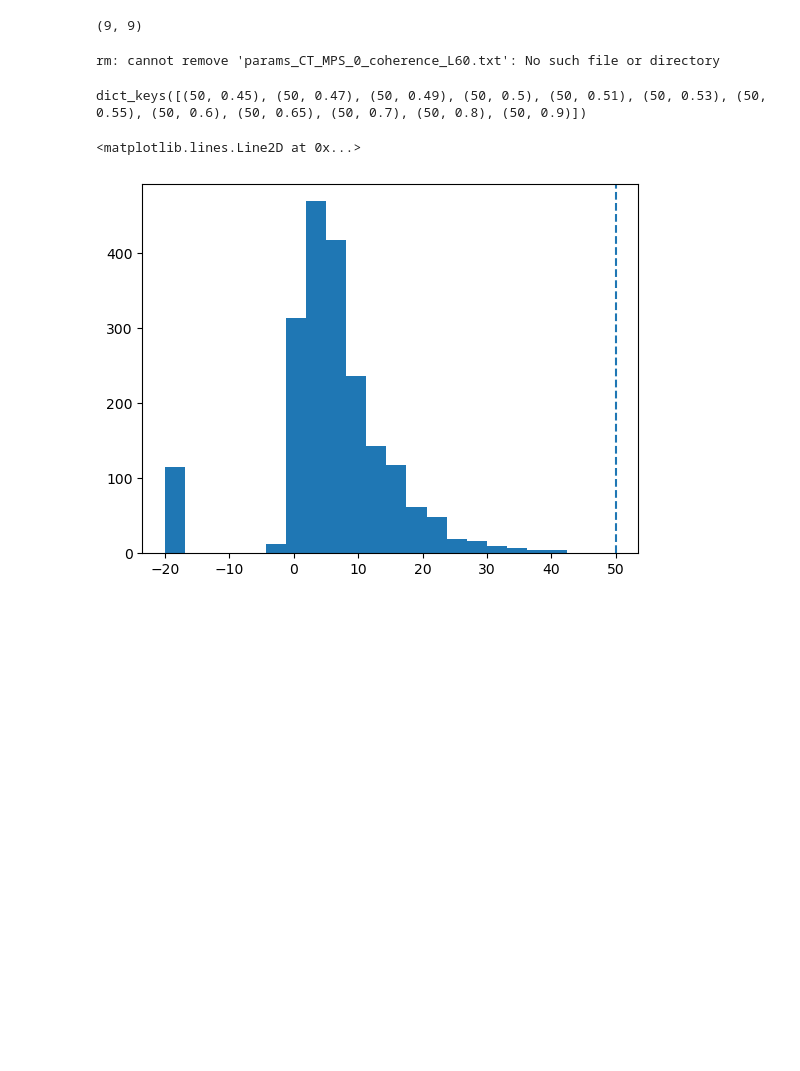
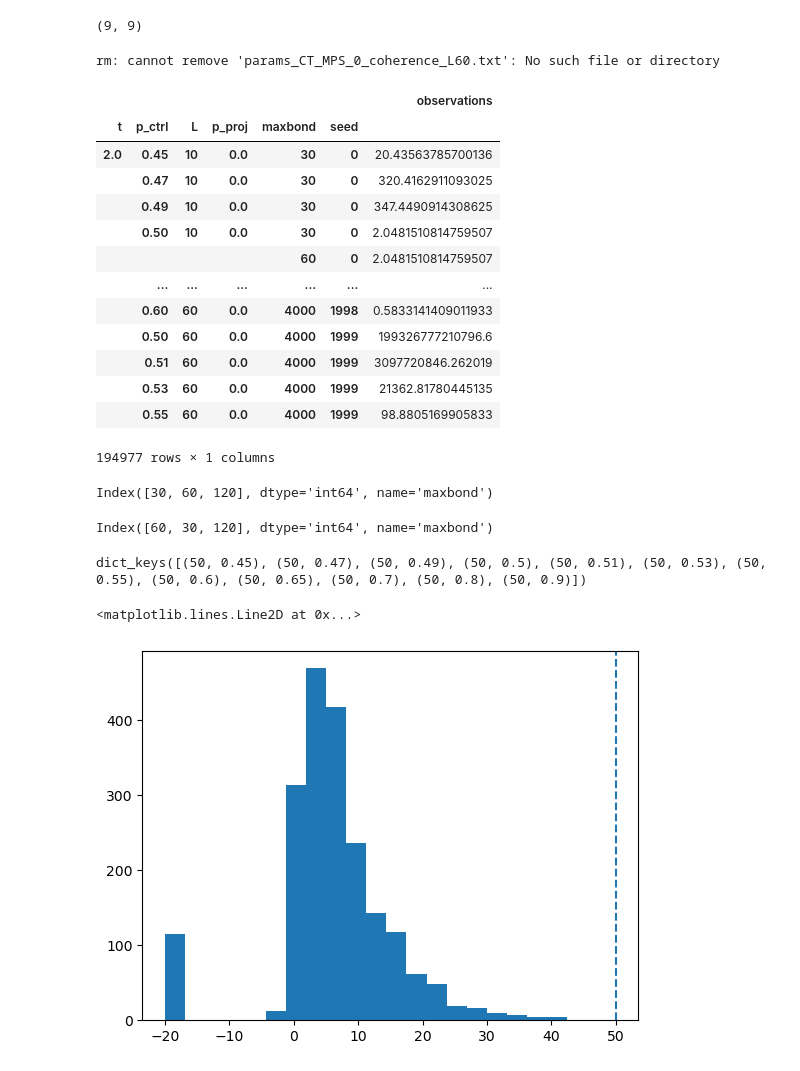
Before and after one commit to hainingpan/CT_MPS, a Jupyter notebook: FM_coherence.ipynb, the cells around one changed output. Drawn from its saved outputs; the diff is of its cells as text; code cells hidden in the pictures; blank space fills up the shorter version.

```diff
--- a/FM_coherence.ipynb
+++ b/FM_coherence.ipynb
@@ -47,5 +64,5 @@ np.array(data['coh_mat']).shape
 # %%
-L=60
+L=80
 params_list=[
 # ({'nu':0,'de':1,},{'L':np.arange(10,31,10),'p_ctrl':[0.4,.5,0.59],'p_proj':np.linspace(0.0,0.0,1),'s':np.arange(0,20)}),
 # ({'nu':0,'de':1,},{'L':np.arange(10,31,10),'p_ctrl':[.5,0.4,0.59],'p_proj':np.linspace(0.0,0.0,1),'s':np.arange(0,2000)}),
@@ -58,8 +75,8 @@ params_list=[
 # ({'nu':0,'de':1},{'s':np.arange(0,2000),'L':[L],'p_ctrl':[0.5,0.51,0.53,0.55,0.6],'p_proj':np.linspace(0.0,0.0,1),'maxbond':[120,400,1200,4000],'t':[2]}),
 # 0.4,0.45,
 #
-# ({'nu':0,'de':1},{'s':np.arange(00000,2000),'L':[L],'p_ctrl':[0.45,0.47,0.49,0.5,0.51,0.53,0.55,0.6,0.65,0.7,0.8,0.9],'p_proj':np.linspace(0.0,0.0,1),'maxbond':[30,60,120,400,1200,4000],'t':[2]}),
-({'nu':0,'de':1},{'s':np.arange(00000,2000),'L':[L],'p_ctrl':[0.5,0.51,0.53,0.55,0.6],'p_proj':np.linspace(0.0,0.0,1),'maxbond':[4000],'t':[2]}),
+({'nu':0,'de':1},{'s':np.arange(00000,2000),'L':[L],'p_ctrl':[0.45,0.47,0.49,0.5,0.51,0.53,0.55,0.6,0.65,0.7,0.8,0.9],'p_proj':np.linspace(0.0,0.0,1),'maxbond':[30,60,120,400,1200,4000],'t':[2]}),
+# ({'nu':0,'de':1},{'s':np.arange(00000,2000),'L':[L],'p_ctrl':[0.5,0.51,0.53,0.55,0.6],'p_proj':np.linspace(0.0,0.0,1),'maxbond':[4000],'t':[2]}),
 # 0.65,0.7,0.8,0.9
 # 30,60,120,400,1200,4000
 # ({'nu':0,'de':1,},{'p_ctrl':np.linspace(0.4,0.6,21),'p_proj':np.linspace(0.0,0.0,1),'s':np.arange(2000),'L':np.arange(20,61,10)}),
@@ -71,7 +88,7 @@ params_list=[
 rm: cannot remove 'params_CT_MPS_0_coherence_L60.txt': No such file or directory
 # %%
 for fixed_params,vary_params in params_list:
-    data_MPS_0_T_dict=generate_params(
+    data_MPS_0_T_dict=rqc.generate_params(
         fixed_params=fixed_params,
         vary_params=vary_params,
         # fn_template='MPS_({nu},{de})_L{L}_pctrl{p_ctrl:.3f}_pproj{p_proj:.3f}_mb{maxbond}_s{s}_coherence.json',
@@ -107,7 +124,7 @@ with open(f'params_CT_MPS_0_coherence_L{L}.txt','w') as f:
     f.write('\n'.join(total_string))
 # %%
 for fixed_params,vary_params in params_list:
-    data_MPS_0_T_dict=generate_params(
+    data_MPS_0_T_dict=rqc.generate_params(
         fixed_params=fixed_params,
         vary_params=vary_params,
         # fn_template='MPS_({nu},{de})_L{L}_pctrl{p_ctrl:.3f}_pproj{p_proj:.3f}_s{s}_coherence.json',
@@ -115,22 +132,48 @@ for fixed_params,vary_params in params_list:
         fn_template='MPS_({nu},{de})_L{L}_pctrl{p_ctrl:.3f}_pproj{p_proj:.3f}_mb{maxbond}_t{t:.1f}_s{s}_coherence.json',
         fn_dir_template='./',
         input_params_template='',
-        load_data=load_zip_json,
+        load_data=rqc.load_zip_json,
         filename=None,
         filelist=None,
         load=True,
-        data_dict={'fn':set()},
+        # data_dict={'fn':set()},
+        data_dict=data_MPS_0_T_dict,
         # data_dict_file='xj({nu},{de})_coherence.pickle',
         # zip_fn='./MPS_0-1_coherence.zip'
         # zip_fn=f'./MPS_0-1_coherence_x01_L{L}.zip'
         # zip_fn=f'./MPS_0-1_coherence_x01_L{L}_maxbond30.zip'
         # zip_fn=f'./MPS_0-1_coherence_x01_L{L}_bak.zip'
-        zip_fn=f'./MPS_0-1_coherence_x01_L{L}.zip'
+        zip_fn=f'/p/work/hpan/CT_MPS/MPS_0-1_coherence_x01_L{L}.zip'
         # zip_fn=f'./MPS_0-1_coherence_x01_L{L}_randinit.zip'
         # zip_fn=f'./MPS_0-1_coherence_x01_L{L}_dense.zip'
     )
 # df_MPS_0_T=convert_pd(data_MPS_0_T_dict,names=['Metrics','p_ctrl','L','p_proj','maxbond','seed'])
-df_MPS_0_T=convert_pd(data_MPS_0_T_dict,names=['Metrics','t','p_ctrl','L','p_proj','maxbond','seed'])
+df_MPS_0_T=rqc.convert_pd(data_MPS_0_T_dict,names=['Metrics','t','p_ctrl','L','p_proj','maxbond','seed'])
+# %%
+df_MPS_0_T.xs('coh_mat',level='Metrics')
+# %% [output]
+|  |  |  |  |  |  | observations |
+| t | p_ctrl | L | p_proj | maxbond | seed |  |
+| 2.0 | 0.45 | 10 | 0.0 | 30 | 0 | 20.43563785700136 |
+|  | 0.47 | 10 | 0.0 | 30 | 0 | 320.4162911093025 |
+|  | 0.49 | 10 | 0.0 | 30 | 0 | 347.4490914308625 |
+|  | 0.50 | 10 | 0.0 | 30 | 0 | 2.0481510814759507 |
+|  |  |  |  | 60 | 0 | 2.0481510814759507 |
+|  | ... | ... | ... | ... | ... | ... |
+|  | 0.60 | 60 | 0.0 | 4000 | 1998 | 0.5833141409011933 |
+|  | 0.50 | 60 | 0.0 | 4000 | 1999 | 199326777210796.6 |
+|  | 0.51 | 60 | 0.0 | 4000 | 1999 | 3097720846.262019 |
+|  | 0.53 | 60 | 0.0 | 4000 | 1999 | 21362.81780445135 |
+|  | 0.55 | 60 | 0.0 | 4000 | 1999 | 98.8805169905833 |
+194977 rows × 1 columns
+# %%
+df_MPS_0_T.xs(10,level='L').index.get_level_values('maxbond').unique()
+# %% [output]
+Index([30, 60, 120], dtype='int64', name='maxbond')
+# %%
+df_MPS_0_T.xs(20,level='L').index.get_level_values('maxbond').unique()
+# %% [output]
+Index([60, 30, 120], dtype='int64', name='maxbond')
 # %%
 # L=30
 # maxbond=30
```
Also changed, not shown: parts of 11 cells of this notebook, 10 other files.
